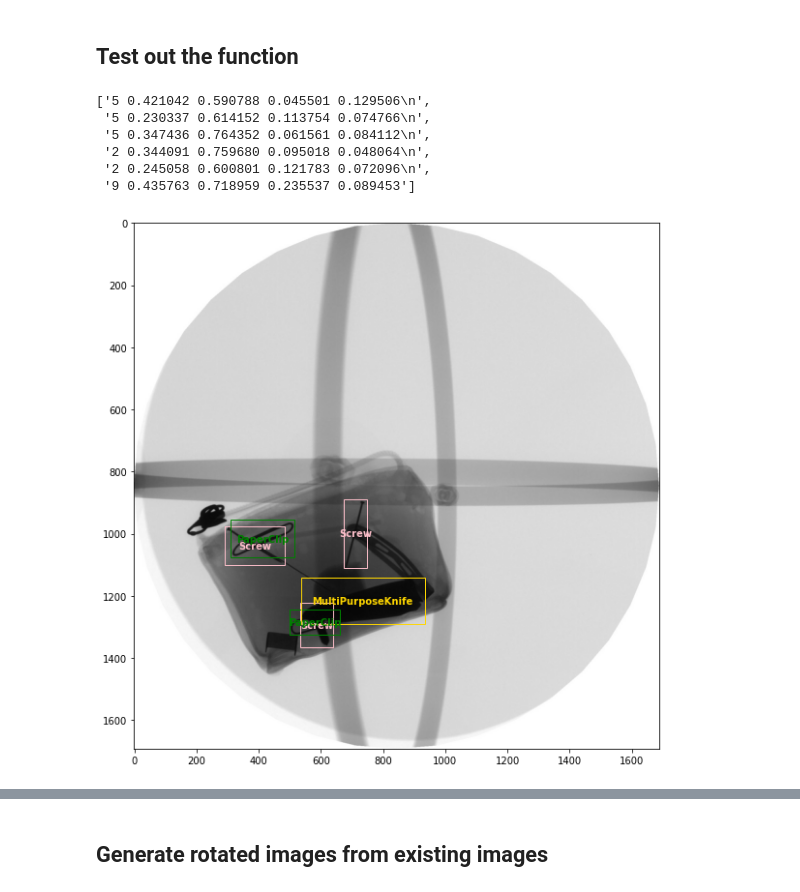
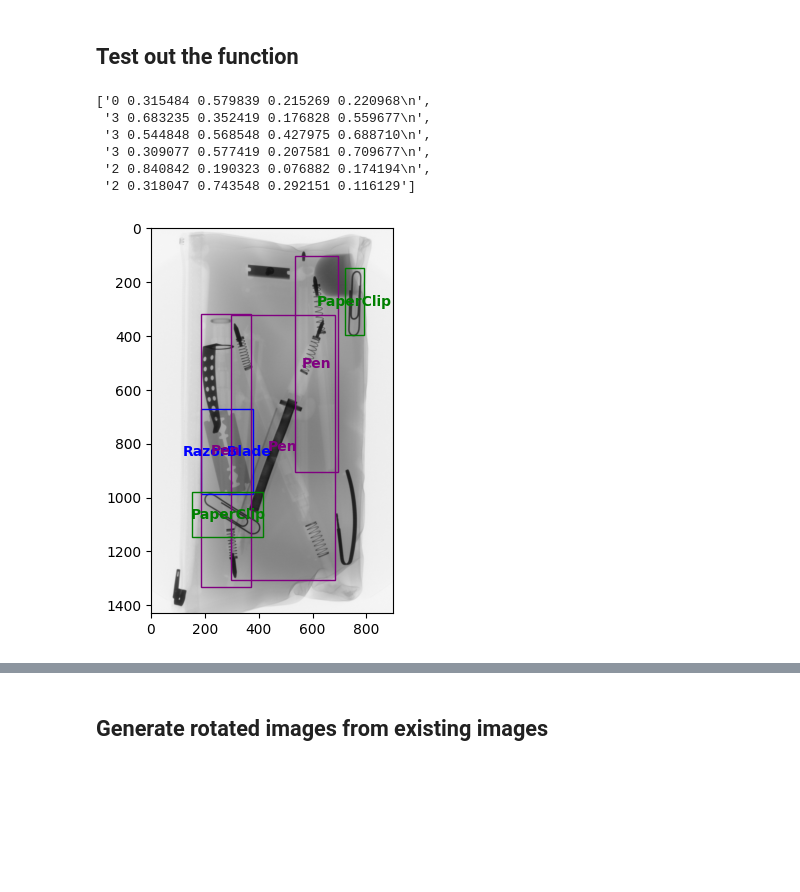
Before and after one commit to nguyen-nhat-mai/object_detection, a Jupyter notebook: Rotate_img_yolo.ipynb, the cells around one changed output, grey strips where cells are left out. Drawn from its saved outputs; the diff is of its cells as text; code cells hidden in the pictures; blank space fills up the shorter version.

```diff
--- a/Rotate_img_yolo.ipynb
+++ b/Rotate_img_yolo.ipynb
@@ -155,27 +162,27 @@ class yoloRotatebbox:
 ## Test out the function
 # %%
 # Plot original image and its box
-img_folder_path = "Test_image"
-image_name = 'B0072_0001'
+img_folder_path = "gdrive/MyDrive/CRP_Shared_Folder/CRP__Dataset_Repartition/train/images"
+image_name = 'B0002_0001'
 image_ext = '.png'
 image = cv2.imread(img_folder_path + "/" + image_name + image_ext)
-plt.rcParams["figure.figsize"] = (20,10)
+plt.rcParams["figure.figsize"] = (12,5)
 plt.imshow(image)
 
-box_folder_path = "Test_annotation"
+box_folder_path = "gdrive/MyDrive/CRP_Shared_Folder/CRP__Dataset_Repartition/train/labels"
 height, width,_ = image.shape
 f = open(box_folder_path+"/"+image_name + '.txt', 'r')
 box_list = f.readlines()
 plot_box(box_list, height, width)
 box_list
 # %% [output]
-['5 0.421042 0.590788 0.045501 0.129506\n',
- '5 0.230337 0.614152 0.113754 0.074766\n',
- '5 0.347436 0.764352 0.061561 0.084112\n',
- '2 0.344091 0.759680 0.095018 0.048064\n',
- '2 0.245058 0.600801 0.121783 0.072096\n',
- '9 0.435763 0.718959 0.235537 0.089453']
+['0 0.315484 0.579839 0.215269 0.220968\n',
+ '3 0.683235 0.352419 0.176828 0.559677\n',
+ '3 0.544848 0.568548 0.427975 0.688710\n',
+ '3 0.309077 0.577419 0.207581 0.709677\n',
+ '2 0.840842 0.190323 0.076882 0.174194\n',
+ '2 0.318047 0.743548 0.292151 0.116129']
-[figure, old version]
+[figure, new version]
 # %%
 # Rotate 90 degree
 im = yoloRotatebbox(img_folder_path, box_folder_path, image_name, image_ext, 90)
```
Also changed, not shown: parts of 9 cells of this notebook.
